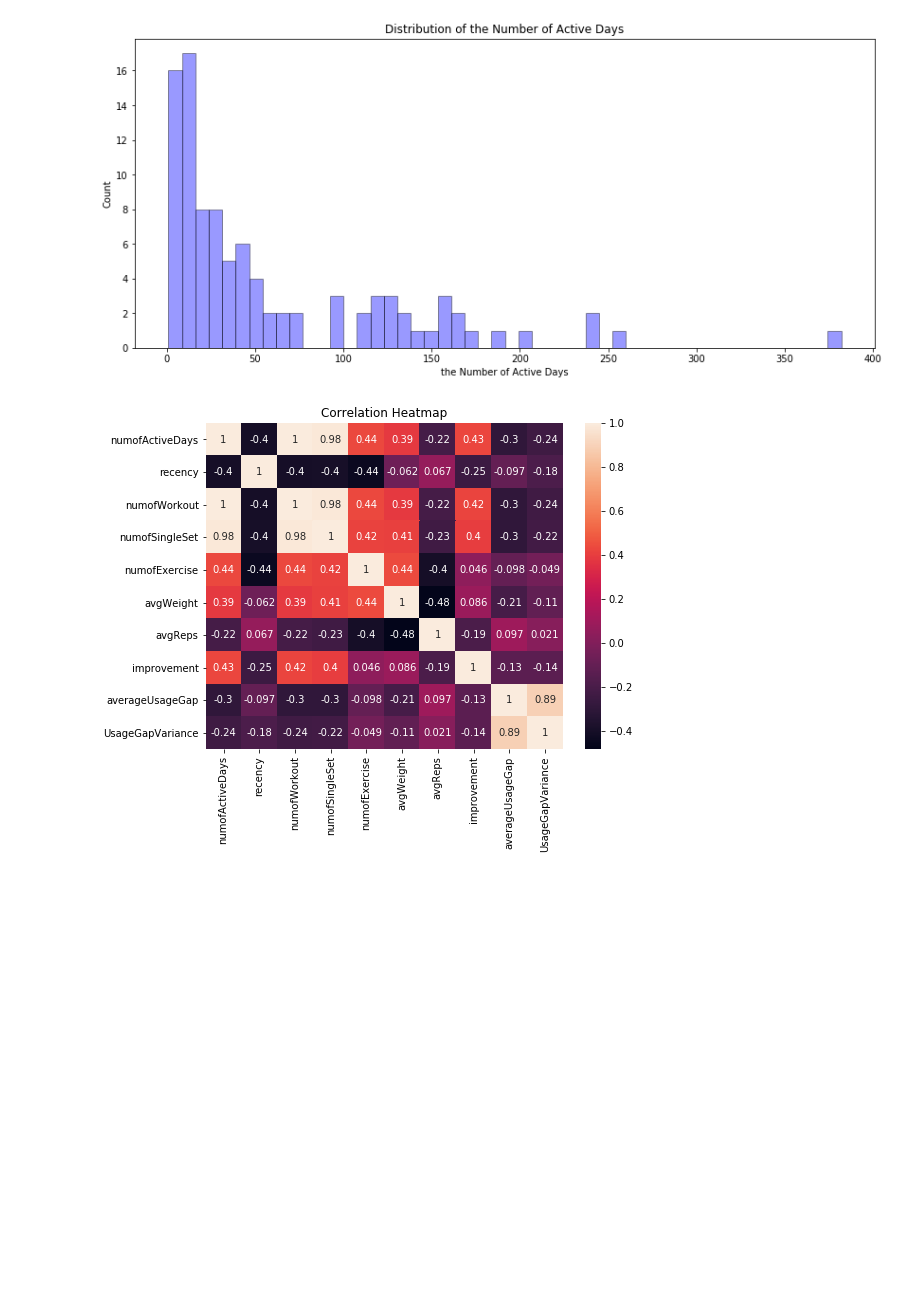
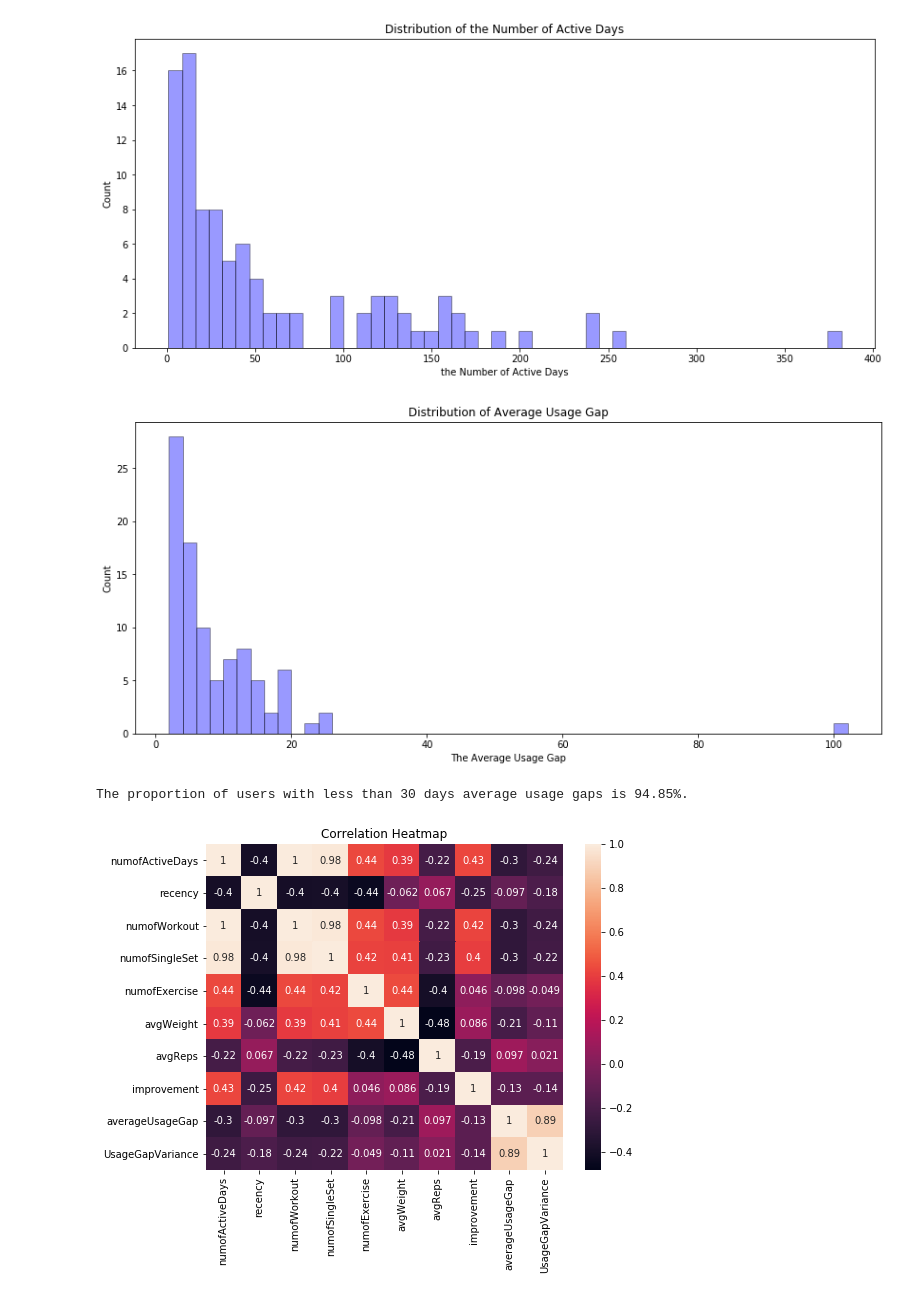
Before and after one commit to Xion6cc/Data-Exercises, a Jupyter notebook: Challenge.ipynb, the cells around one changed output. Drawn from its saved outputs; the diff is of its cells as text; code cells hidden in the pictures; blank space fills up the shorter version.

```diff
--- a/Challenge.ipynb
+++ b/Challenge.ipynb
@@ -515,6 +522,19 @@ ax.set(xlabel='the Number of Active Days', ylabel='Count', title='Distribution o
 plt.show()
 # %% [output]
 [figure]
+# %%
+# distribution of average usage gap
+plt.figure(figsize=(14,6))
+ax = sns.distplot(data_user['averageUsageGap'], hist=True, kde=False, color = 'blue', bins = 50,
+                  hist_kws={'edgecolor':'black'})
+ax.set(xlabel='The Average Usage Gap', ylabel='Count', title='Distribution of Average Usage Gap')
+plt.show()
+
+usersOneMonthGapProp = data_user[data_user['averageUsageGap'] <= 30].shape[0] / data_user.shape[0] * 100
+print('The proportion of users with less than 30 days average usage gaps is %2.2f%%.' % usersOneMonthGapProp)
+# %% [output]
+[figure, added]
+The proportion of users with less than 30 days average usage gaps is 94.85%.
 # %%
 # define correlation heatmap function
 def correlation_heatmap(df, column_list):
```
Also changed, not shown: parts of 4 cells of this notebook.
